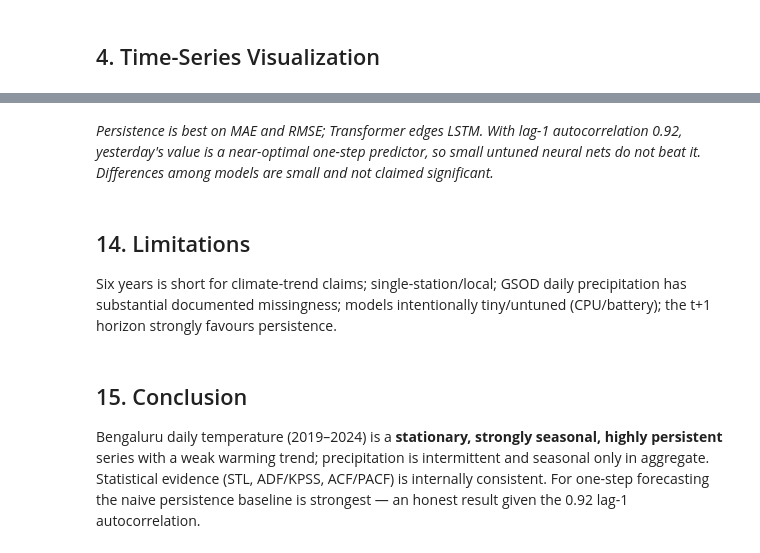
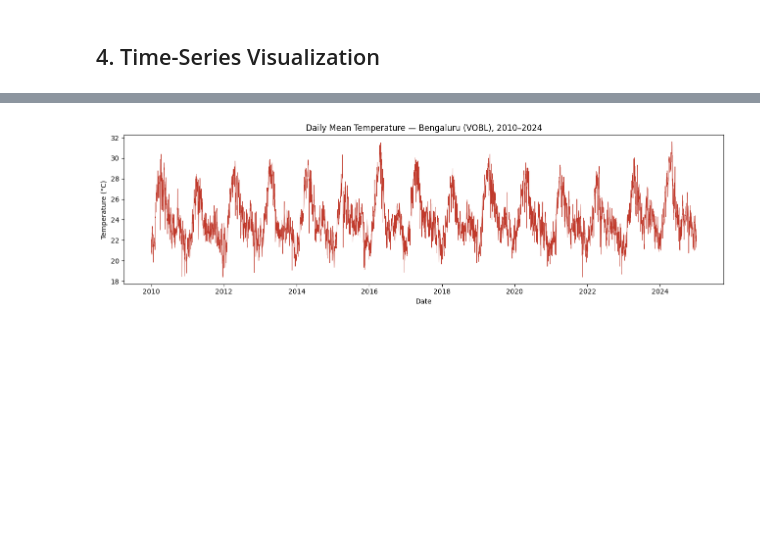
Before and after one commit to dhrusheek/noaa-weather-time-series-case-study, a Jupyter notebook: notebooks/time_series_case_study.ipynb, the cells around one changed output, grey strips where cells are left out. Saved outputs shown, nothing was run; the diff lists cells and outputs as text; code cells hidden in the pictures; blank space fills up the shorter version.

```diff
--- a/notebooks/time_series_case_study.ipynb
+++ b/notebooks/time_series_case_study.ipynb
@@ -284,8 +135,6 @@ Best (lowest RMSE): Persistence
-# %% [markdown]
-*Persistence is best on MAE and RMSE; Transformer edges LSTM. With lag-1 autocorrelation 0.92, yesterday's value is a near-optimal one-step predictor, so small untuned neural nets do not beat it. Differences among models are small and not claimed significant.*
-# %% [markdown]
-## 14. Limitations
-Six years is short for climate-trend claims; single-station/local; GSOD daily precipitation has substantial documented missingness; models intentionally tiny/untuned (CPU/battery); the t+1 horizon strongly favours persistence.
-# %% [markdown]
-## 15. Conclusion
-Bengaluru daily temperature (2019–2024) is a **stationary, strongly seasonal, highly persistent** series with a weak warming trend; precipitation is intermittent and seasonal only in aggregate. Statistical evidence (STL, ADF/KPSS, ACF/PACF) is internally consistent. For one-step forecasting the naive persistence baseline is strongest — an honest result given the 0.92 lag-1 autocorrelation.
+# %%
+plt.figure(figsize=(13,4)); plt.plot(temp.index, temp.values, lw=0.6, color='#c0392b')
+plt.title('Daily Mean Temperature — Bengaluru (VOBL), 2010–2024')
+plt.xlabel('Date'); plt.ylabel('Temperature (°C)'); plt.tight_layout(); plt.show()
+# %% [output]
+[figure, added]
```
Also changed, not shown: parts of 85 cells of this notebook, 42 other files.
